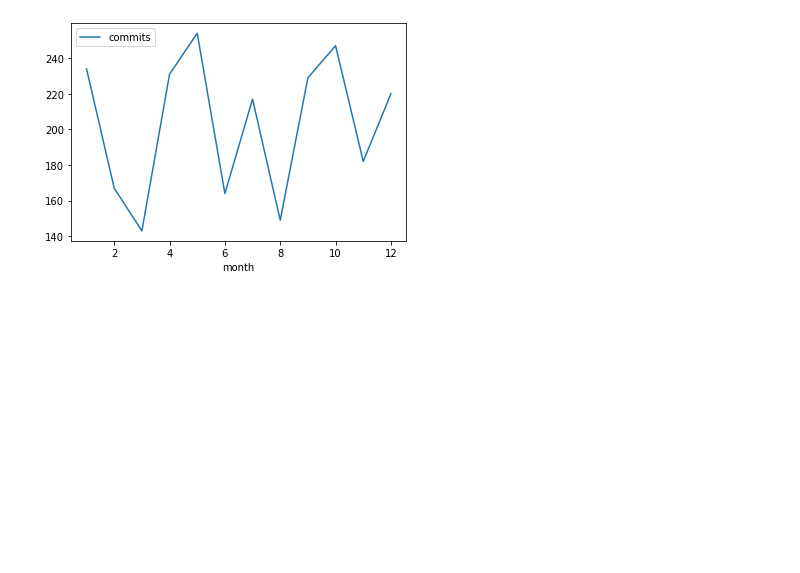
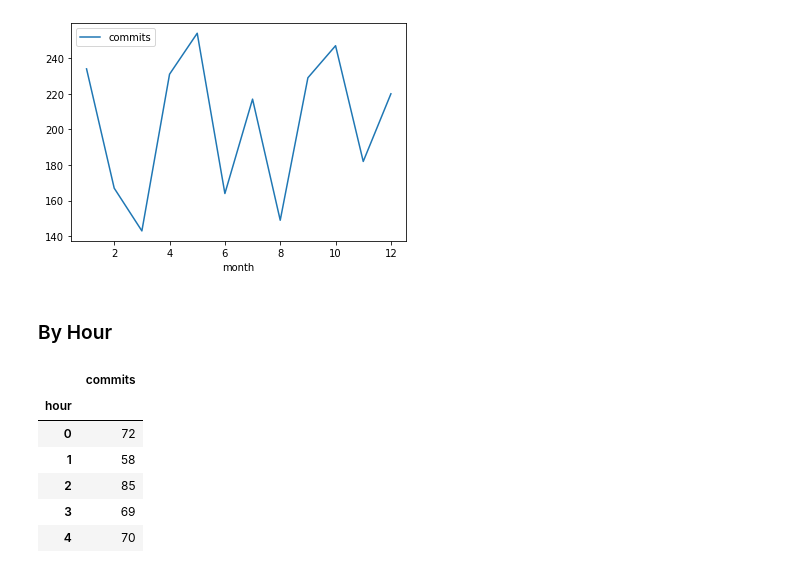
Before and after one commit to Bernardo-MG/jupyter-notebook-example, a Jupyter notebook: git/git_activity.ipynb, the cells around one changed output. Cells and saved outputs as stored; diff of their text form; code cells hidden in the pictures; blank space fills up the shorter version.

```diff
--- a/git/git_activity.ipynb
+++ b/git/git_activity.ipynb
@@ -118,3 +104,19 @@ commits_per_month.plot.line()
 # %% [output]
 <AxesSubplot:xlabel='month'>
 [figure]
+# %% [markdown]
+### By Hour
+# %%
+commits_per_hour = activity["date"].dt.hour
+commits_per_hour = commits_per_hour.value_counts().rename_axis("hour").reset_index(name='commits')
+commits_per_hour = commits_per_hour.sort_values("hour")
+commits_per_hour = commits_per_hour.set_index("hour")
+commits_per_hour.head()
+# %% [output]
+|  | commits |
+| hour |  |
+| 0 | 72 |
+| 1 | 58 |
+| 2 | 85 |
+| 3 | 69 |
+| 4 | 70 |
```
Also changed, not shown: parts of 4 cells of this notebook.
